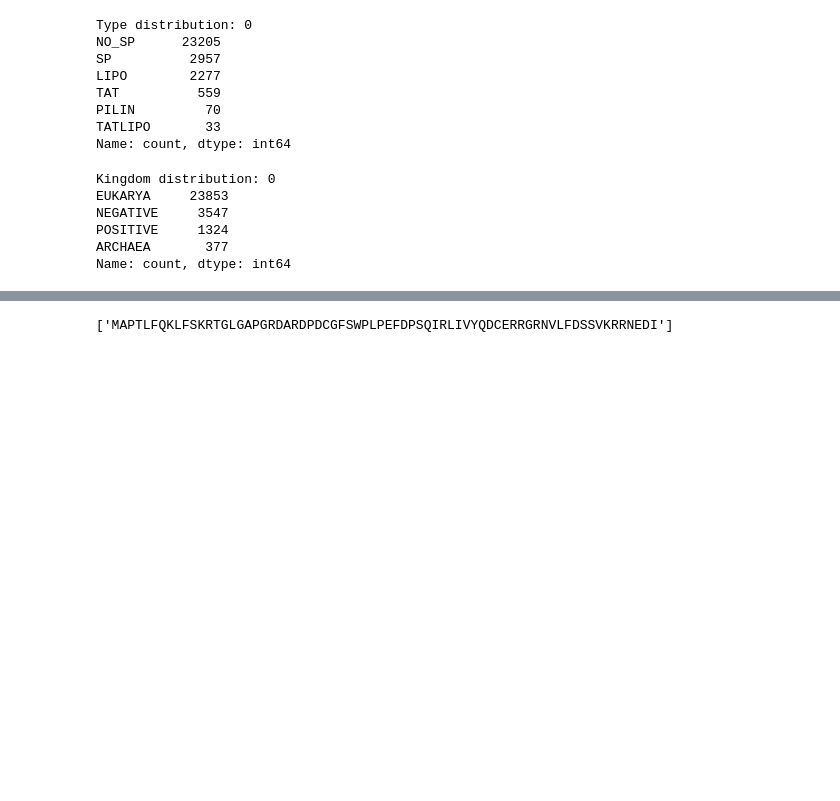
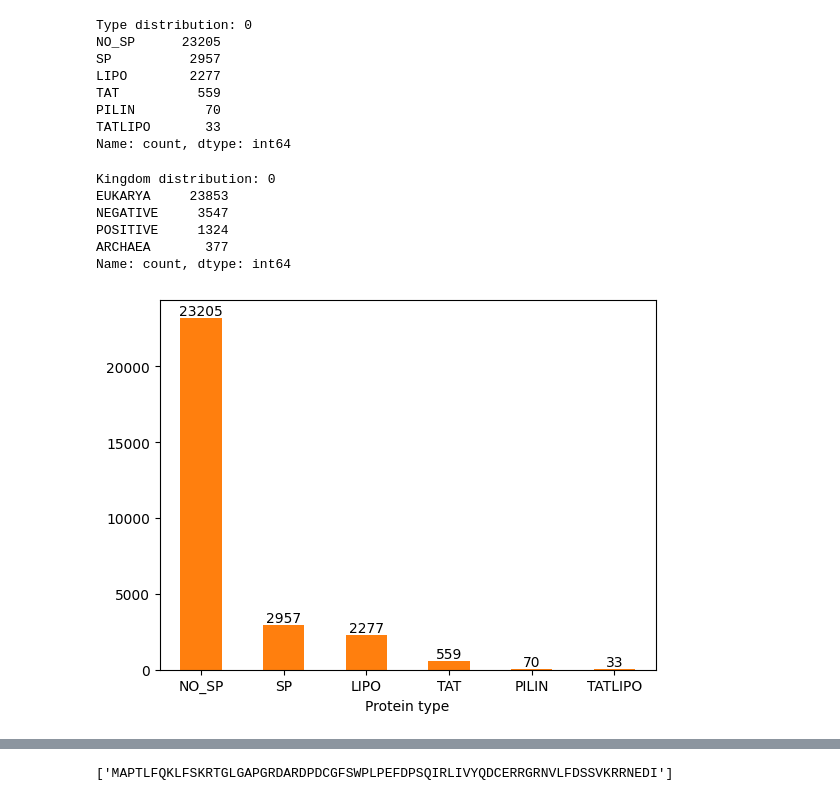
Before and after one commit to andreas122001/MOL3022-bioinformatics-project, a Jupyter notebook: data-processing/data-analysis.ipynb, the cells around one changed output, grey strips where cells are left out. Saved outputs shown, nothing was run; the diff lists cells and outputs as text; code cells hidden in the pictures; blank space fills up the shorter version.

Commit message:
Added some plotting and data-analysis

```diff
--- a/data-processing/data-analysis.ipynb
+++ b/data-processing/data-analysis.ipynb
@@ -113,3 +105,12 @@ NEGATIVE     3547
 POSITIVE     1324
 ARCHAEA       377
 Name: count, dtype: int64
+# %%
+df = pd.DataFrame([x['header']['type'] for x in ds]).value_counts()#.plot.bar(xlabel="Protein type", rot=0)
+df.index = [idx[0] for idx in df.index]
+df.index
+ax = df.plot.bar(xlabel="Protein type", rot=0, color="tab:orange")
+for container in ax.containers:
+    ax.bar_label(container)
+# %% [output]
+[figure, added]
```
Also changed, not shown: parts of 6 cells of this notebook, 1 other file.
